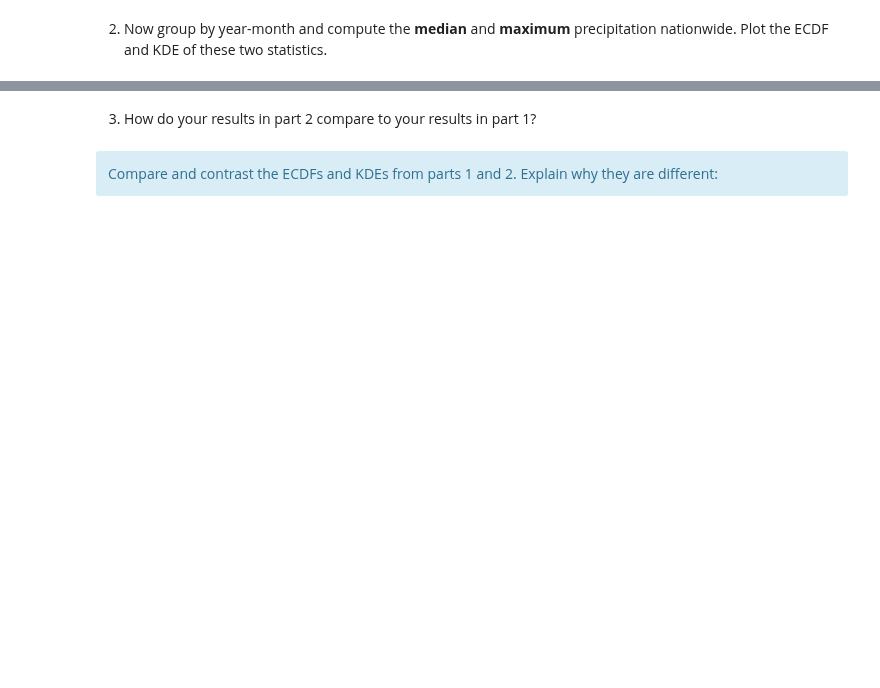
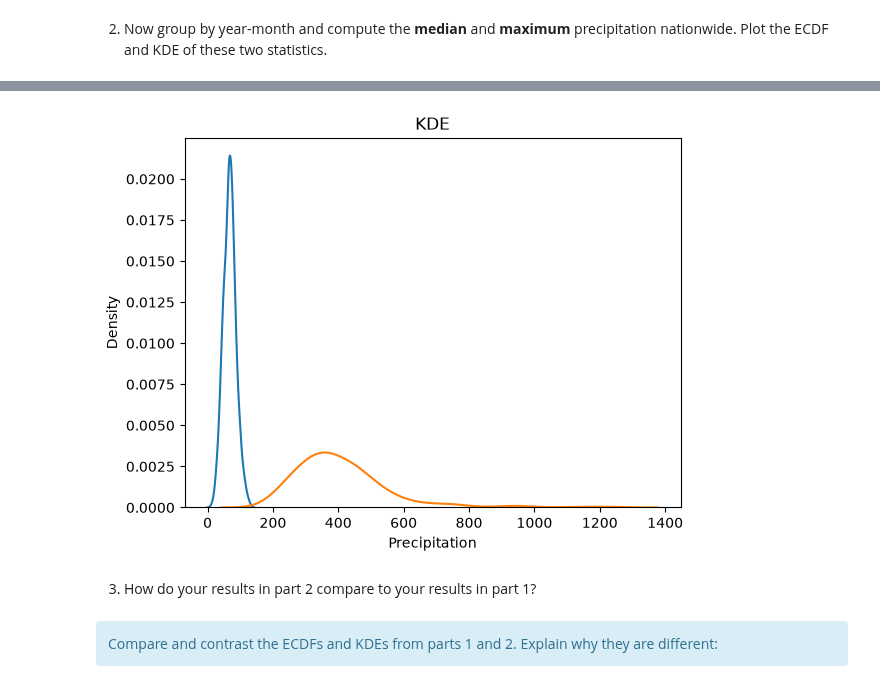
Before and after one commit to kimondragon/UU_F26_templates, a Jupyter notebook: Week05/Thursday_Lab/lab_05.ipynb, the cells around one changed output, grey strips where cells are left out. Saved outputs shown, nothing was run; the diff lists cells and outputs as text; code cells hidden in the pictures; blank space fills up the shorter version.

```diff
--- a/Week05/Thursday_Lab/lab_05.ipynb
+++ b/Week05/Thursday_Lab/lab_05.ipynb
@@ -104,3 +165,14 @@ df.head()
+# %%
+#KDE
+sns.kdeplot(data=monthly, x="median")
+sns.kdeplot(data=monthly, x="max")
+
+plt.xlabel("Precipitation")
+plt.ylabel("Density")
+plt.title("KDE")
+plt.show()
+# %% [output]
+[figure, added]
 # %% [markdown]
 3. How do your results in part 2 compare to your results in part 1?
 # %% [markdown]
```
Also changed, not shown: parts of 14 cells of this notebook.
